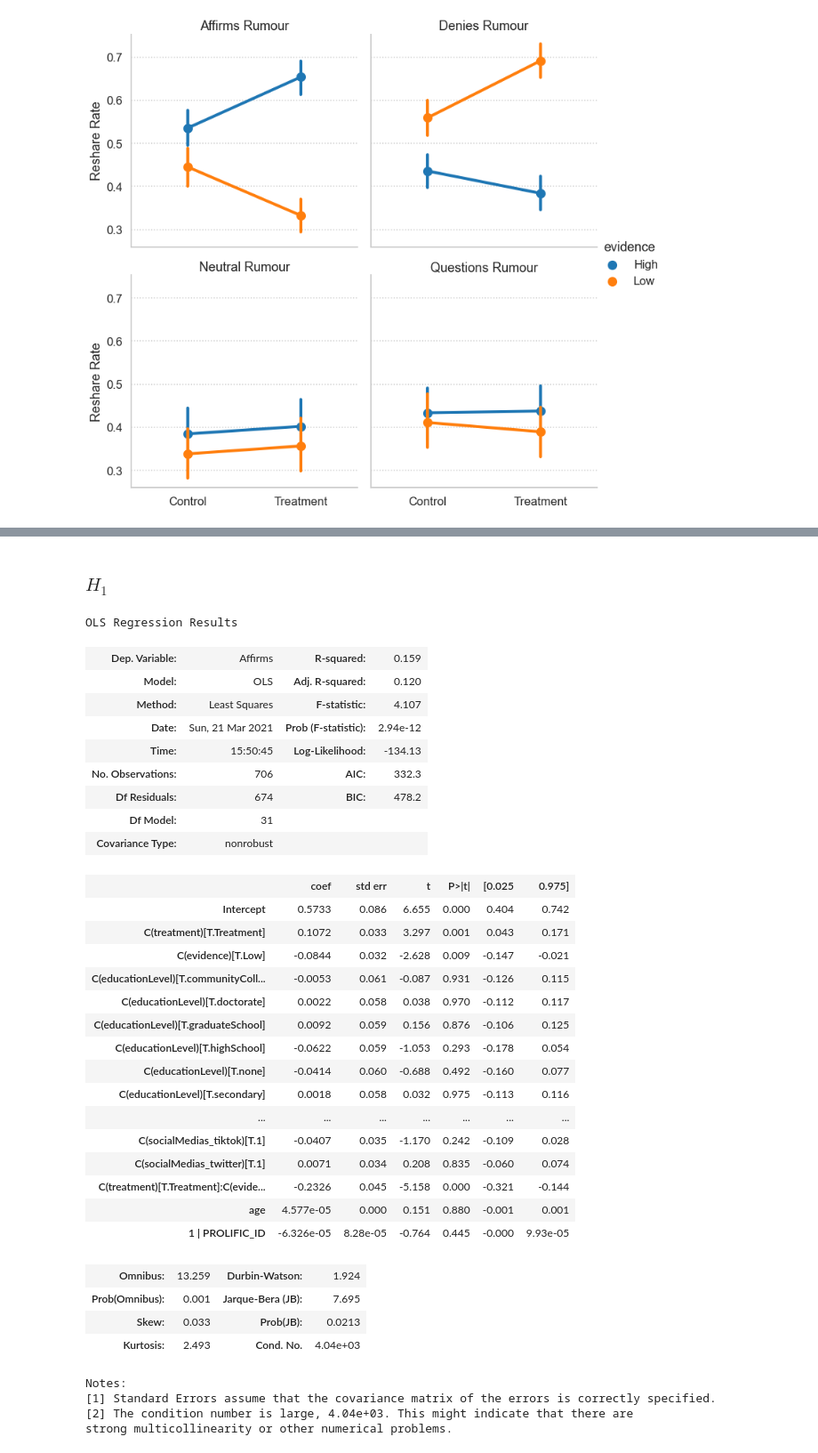
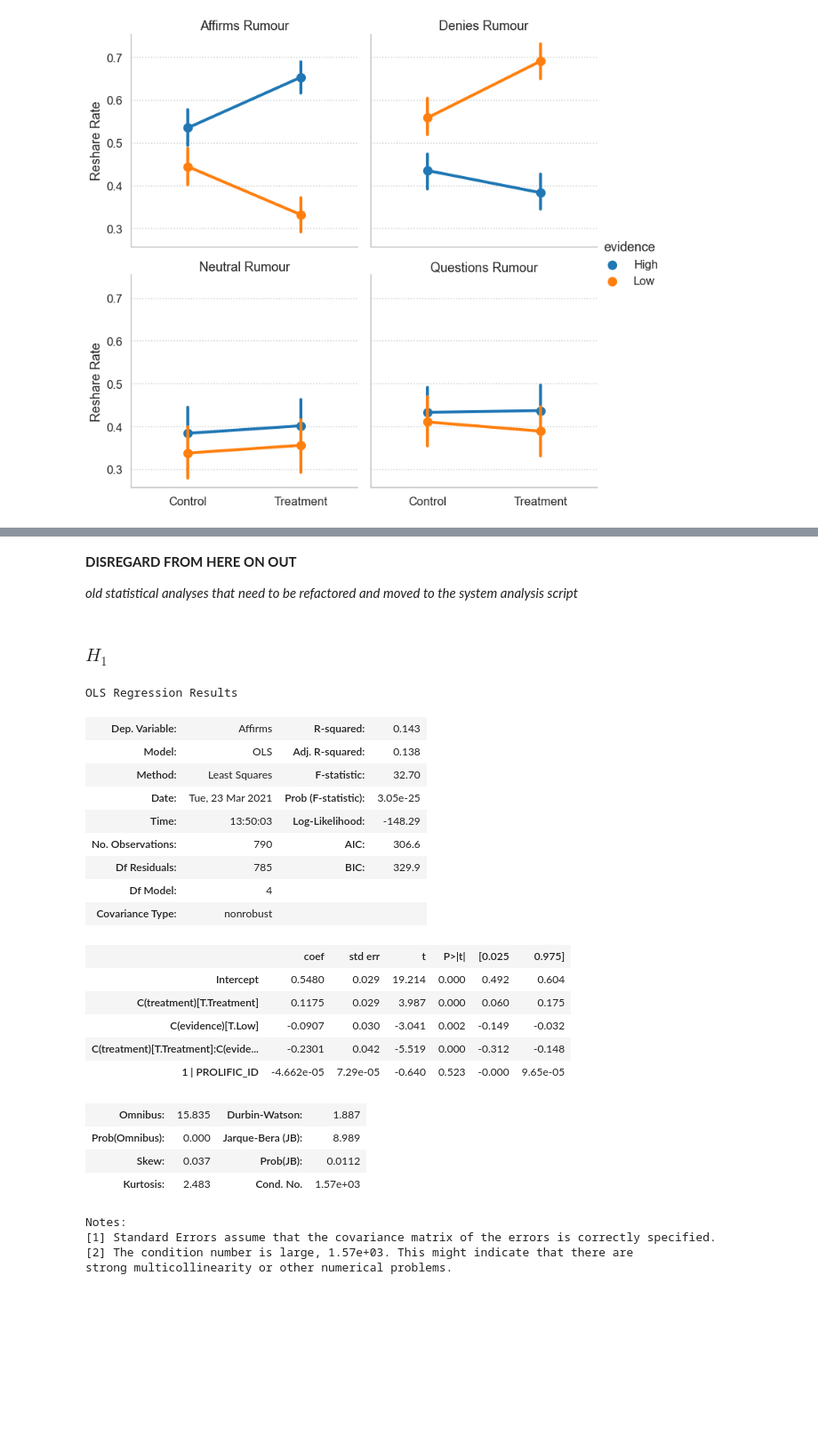
Before and after one commit to cameron-raymond/SDS-Thesis, a Jupyter notebook: notebooks/Descriptive_Analysis.ipynb, the cells around one changed output, grey strips where cells are left out. Shown: that part at 89% size. Saved outputs shown, nothing was run; the diff lists cells and outputs as text; code cells hidden in the pictures; blank space fills up the shorter version.

```diff
--- a/notebooks/Descriptive_Analysis.ipynb
+++ b/notebooks/Descriptive_Analysis.ipynb
@@ -107,7 +110,7 @@ Done following [this](https://www.reneshbedre.com/blog/anova.html) tutorial
 **Some visualizations**
 # %%
-melted = reshare_rates.melt(id_vars=reshare_rates.columns[:-4],
-                            value_vars=reshare_rates.columns[-4:],
+melted = reshare_rates.melt(id_vars=reshare_rates.columns[:-5],
+                            value_vars=reshare_rates.columns[-5:-1],
                             var_name='code',
                             value_name='reshared')
 sorting_dict = {'Control': 0,
@@ -115,8 +118,10 @@ sorting_dict = {'Control': 0,
                 'Affirms': 0,
                 'Denies': 1,
                 'Neutral': 2,
-                'Questions': 3}
-melted = melted.sort_values(by=['treatment','code'],key=lambda x: x.map(sorting_dict))
+                'Questions': 3,
+                'High': 0,
+                'Low': 1}
+melted = melted.sort_values(by=['treatment','code','evidence'],key=lambda x: x.map(sorting_dict))
 
 g = sns.displot(data=melted,
             x="reshared",
@@ -174,0 +157,12 @@ reshare_rates.pairwise_ttests(dv='Affirms',
+# %%
+reshare_rates = reshare_rates.sort_values(by=['treatment','evidence'],key=lambda x: x.map(sorting_dict))
+g = sns.displot(data=reshare_rates,
+                x="rumour_proportion",
+                hue="evidence",
+                col="treatment",
+                bw_adjust=1.8,
+                facet_kws={"margin_titles":True},
+                kind="kde")
+g.set_titles(col_template="{col_name}", row_template="{row_name} Rumour")
+g.set_axis_labels(x_var="Rumour Proportion")
+g.fig.savefig("../figures/descriptive_analysis/rumour_prop-hist.pdf")
@@ -175,47 +183,39 @@ reshare_rates.pairwise_ttests(dv='Affirms',
+# %% [markdown]
+**DISREGARD FROM HERE ON OUT**
+
+*old statistical analyses that need to be refactored and moved to the system analysis script*
 # %% [markdown]
 ### $H_1$
 # %%
 import statsmodels.api as sm
 import statsmodels.formula.api as smf
 # Add a random effect for the participant ID since there are repeated measures
-affil_columns = " + ".join([f"C({i})" for i in reshare_rates.columns if "affiliatedMovements" in i])
-sm_cols = " + ".join([f"C({i})" for i in reshare_rates.columns if "gender" in i])
-gender_cols = " + ".join([f"C({i})" for i in reshare_rates.columns if "socialMedias" in i])
-md = smf.ols(f"Affirms ~ C(treatment)*C(evidence) + age + C(educationLevel) + {affil_columns} + {sm_cols} + {gender_cols} + (1|PROLIFIC_ID)",
+
+md = smf.ols(f"Affirms ~ C(treatment)*C(evidence) + (1 | PROLIFIC_ID)",#"+ age + C(educationLevel) + {affil_columns} + {sm_cols} + {gender_cols} + (1|PROLIFIC_ID)",
              reshare_rates).fit()
 md.summary()
 # %% [output]
 OLS Regression Results
-| Dep. Variable: | Affirms | R-squared: | 0.159 |
-| Model: | OLS | Adj. R-squared: | 0.120 |
-| Method: | Least Squares | F-statistic: | 4.107 |
-| Date: | Sun, 21 Mar 2021 | Prob (F-statistic): | 2.94e-12 |
-| Time: | 15:50:45 | Log-Likelihood: | -134.13 |
-| No. Observations: | 706 | AIC: | 332.3 |
-| Df Residuals: | 674 | BIC: | 478.2 |
-| Df Model: | 31 |  |  |
+| Dep. Variable: | Affirms | R-squared: | 0.143 |
+| Model: | OLS | Adj. R-squared: | 0.138 |
+| Method: | Least Squares | F-statistic: | 32.70 |
+| Date: | Tue, 23 Mar 2021 | Prob (F-statistic): | 3.05e-25 |
+| Time: | 13:50:03 | Log-Likelihood: | -148.29 |
+| No. Observations: | 790 | AIC: | 306.6 |
+| Df Residuals: | 785 | BIC: | 329.9 |
+| Df Model: | 4 |  |  |
 | Covariance Type: | nonrobust |  |  |
 |  | coef | std err | t | P>|t| | [0.025 | 0.975] |
-| Intercept | 0.5733 | 0.086 | 6.655 | 0.000 | 0.404 | 0.742 |
-| C(treatment)[T.Treatment] | 0.1072 | 0.033 | 3.297 | 0.001 | 0.043 | 0.171 |
-| C(evidence)[T.Low] | -0.0844 | 0.032 | -2.628 | 0.009 | -0.147 | -0.021 |
-| C(educationLevel)[T.communityColl... | -0.0053 | 0.061 | -0.087 | 0.931 | -0.126 | 0.115 |
-| C(educationLevel)[T.doctorate] | 0.0022 | 0.058 | 0.038 | 0.970 | -0.112 | 0.117 |
-| C(educationLevel)[T.graduateSchool] | 0.0092 | 0.059 | 0.156 | 0.876 | -0.106 | 0.125 |
-| C(educationLevel)[T.highSchool] | -0.0622 | 0.059 | -1.053 | 0.293 | -0.178 | 0.054 |
-| C(educationLevel)[T.none] | -0.0414 | 0.060 | -0.688 | 0.492 | -0.160 | 0.077 |
-| C(educationLevel)[T.secondary] | 0.0018 | 0.058 | 0.032 | 0.975 | -0.113 | 0.116 |
-| ... | ... | ... | ... | ... | ... | ... |
-| C(socialMedias_tiktok)[T.1] | -0.0407 | 0.035 | -1.170 | 0.242 | -0.109 | 0.028 |
-| C(socialMedias_twitter)[T.1] | 0.0071 | 0.034 | 0.208 | 0.835 | -0.060 | 0.074 |
-| C(treatment)[T.Treatment]:C(evide... | -0.2326 | 0.045 | -5.158 | 0.000 | -0.321 | -0.144 |
-| age | 4.577e-05 | 0.000 | 0.151 | 0.880 | -0.001 | 0.001 |
-| 1 | PROLIFIC_ID | -6.326e-05 | 8.28e-05 | -0.764 | 0.445 | -0.000 | 9.93e-05 |
+| Intercept | 0.5480 | 0.029 | 19.214 | 0.000 | 0.492 | 0.604 |
+| C(treatment)[T.Treatment] | 0.1175 | 0.029 | 3.987 | 0.000 | 0.060 | 0.175 |
+| C(evidence)[T.Low] | -0.0907 | 0.030 | -3.041 | 0.002 | -0.149 | -0.032 |
+| C(treatment)[T.Treatment]:C(evide... | -0.2301 | 0.042 | -5.519 | 0.000 | -0.312 | -0.148 |
+| 1 | PROLIFIC_ID | -4.662e-05 | 7.29e-05 | -0.640 | 0.523 | -0.000 | 9.65e-05 |
-| Omnibus: | 13.259 | Durbin-Watson: | 1.924 |
-| Prob(Omnibus): | 0.001 | Jarque-Bera (JB): | 7.695 |
-| Skew: | 0.033 | Prob(JB): | 0.0213 |
-| Kurtosis: | 2.493 | Cond. No. | 4.04e+03 |
+| Omnibus: | 15.835 | Durbin-Watson: | 1.887 |
+| Prob(Omnibus): | 0.000 | Jarque-Bera (JB): | 8.989 |
+| Skew: | 0.037 | Prob(JB): | 0.0112 |
+| Kurtosis: | 2.483 | Cond. No. | 1.57e+03 |
 Notes:
 [1] Standard Errors assume that the covariance matrix of the errors is correctly specified.
-[2] The condition number is large, 4.04e+03. This might indicate that there are
+[2] The condition number is large, 1.57e+03. This might indicate that there are
 strong multicollinearity or other numerical problems.
```
Also changed, not shown: parts of 16 cells of this notebook, 3 other files.
